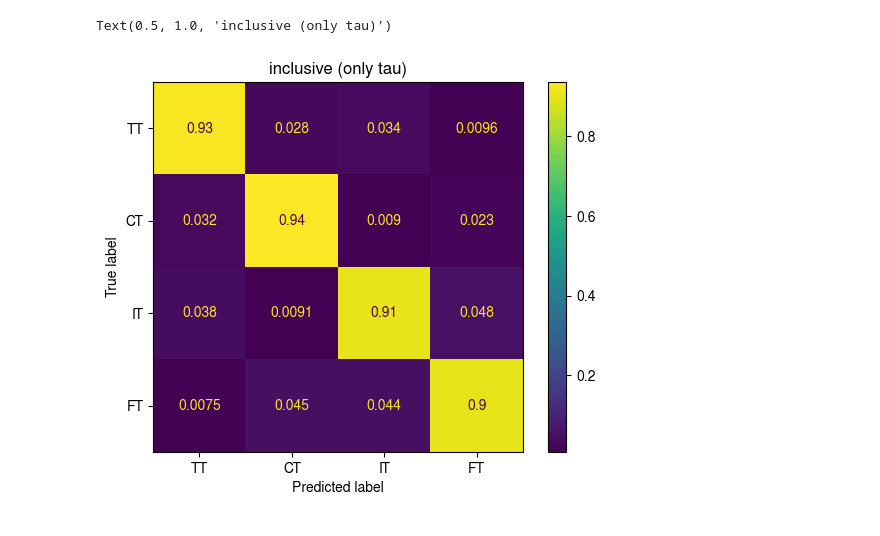
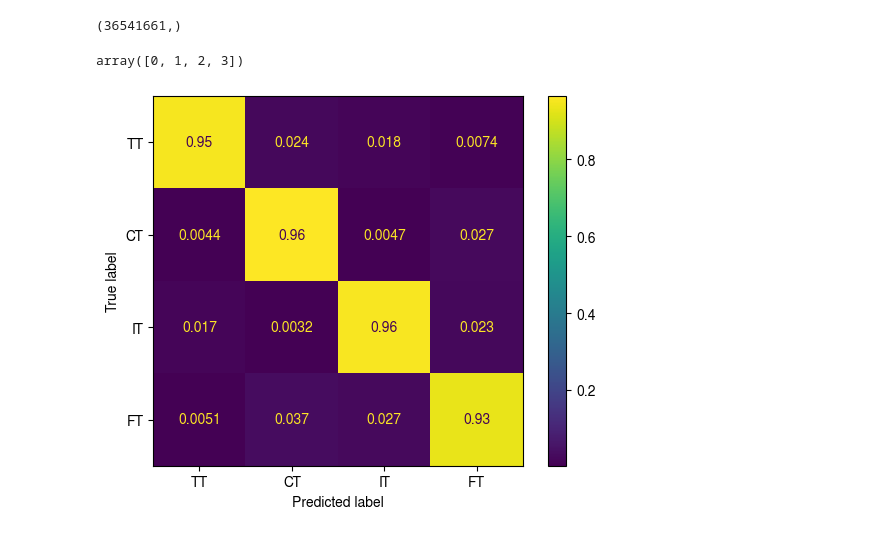
Before and after one commit to etiennedreyer/GNtau, a Jupyter notebook: notebooks/confusion_matrix_NOT_RNN.ipynb, the cells around one changed output. Saved outputs shown, nothing was run; the diff lists cells and outputs as text; code cells hidden in the pictures.

```diff
--- a/notebooks/confusion_matrix_NOT_RNN.ipynb
+++ b/notebooks/confusion_matrix_NOT_RNN.ipynb
@@ -90,15 +85,29 @@ valid_truth = np.where(valid_truth != 3,valid_truth, 30) # 3 --> 30
-# %%
-valid_truth = np.where(valid_truth == 00,3, valid_truth) # 00 --> 3
-valid_truth = np.where(valid_truth == 10 ,0, valid_truth) # 10 --> 0
-valid_truth = np.where(valid_truth == 20 ,1, valid_truth) # 20 --> 1
-valid_truth = np.where(valid_truth == 30 ,2, valid_truth) # 30 --> 2
+# %%
+new_pred.shape
+# %% [output]
+(36541661,)
+# %%
+np.unique(new_pred)
+# %% [output]
+array([0, 1, 2, 3])
+# %%
+def relabel(labels):
+    labels = labels + 100 # 0 -> 100, 1 -> 101, 2 -> 102, 3 -> 103
+    labels = np.where(labels == 100, 3, labels)
+    labels = np.where(labels == 101, 0, labels)
+    labels = np.where(labels == 102, 1, labels)
+    labels = np.where(labels == 103, 2, labels)
+    return labels
+# %%
+new_pred = relabel(new_pred)
+# %%
+valid_truth = relabel(valid_truth)
 # %%
-confusion_matrix = metrics.confusion_matrix(valid_truth, f, normalize='true')
-#switched_conf_matrix = switch_axes(confusion_matrix)
-cm_display = metrics.ConfusionMatrixDisplay(confusion_matrix = confusion_matrix,display_labels=['TT', 'CT', 'IT', 'FT'])
+confusion_matrix = metrics.confusion_matrix(valid_truth, new_pred, normalize='true')
+
+cm_display = metrics.ConfusionMatrixDisplay(confusion_matrix = confusion_matrix, display_labels=['TT', 'CT', 'IT', 'FT'])
 
 cm_display.plot()
-plt.title('inclusive (only tau)')
+plt.show()
 # %% [output]
-Text(0.5, 1.0, 'inclusive (only tau)')
-[figure, old version]
+[figure, new version]
```
Also changed, not shown: parts of 68 cells of this notebook, 10 other files.
